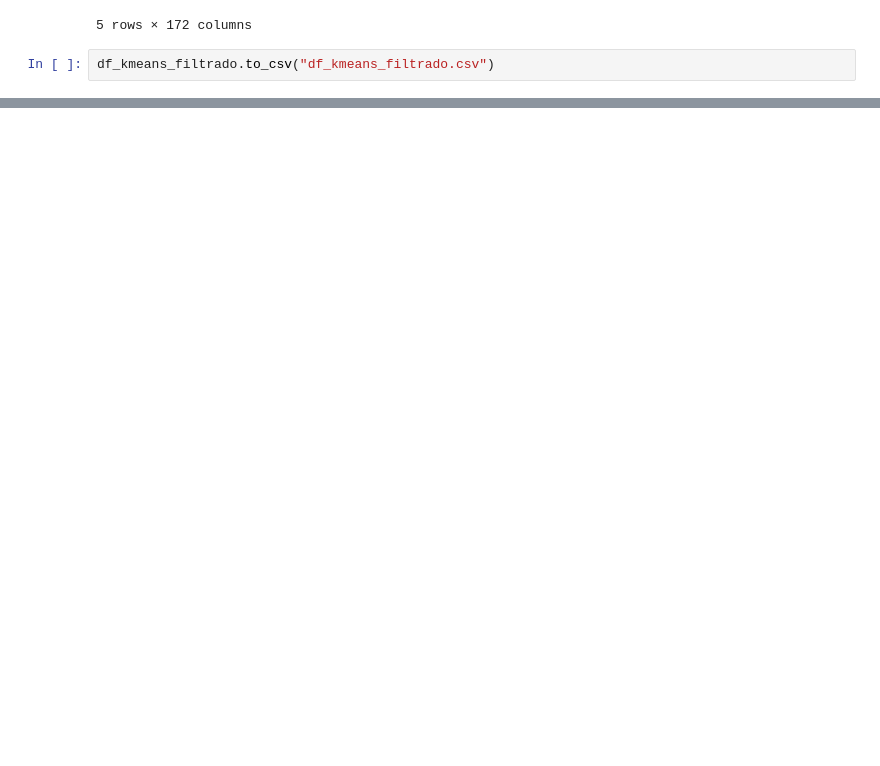
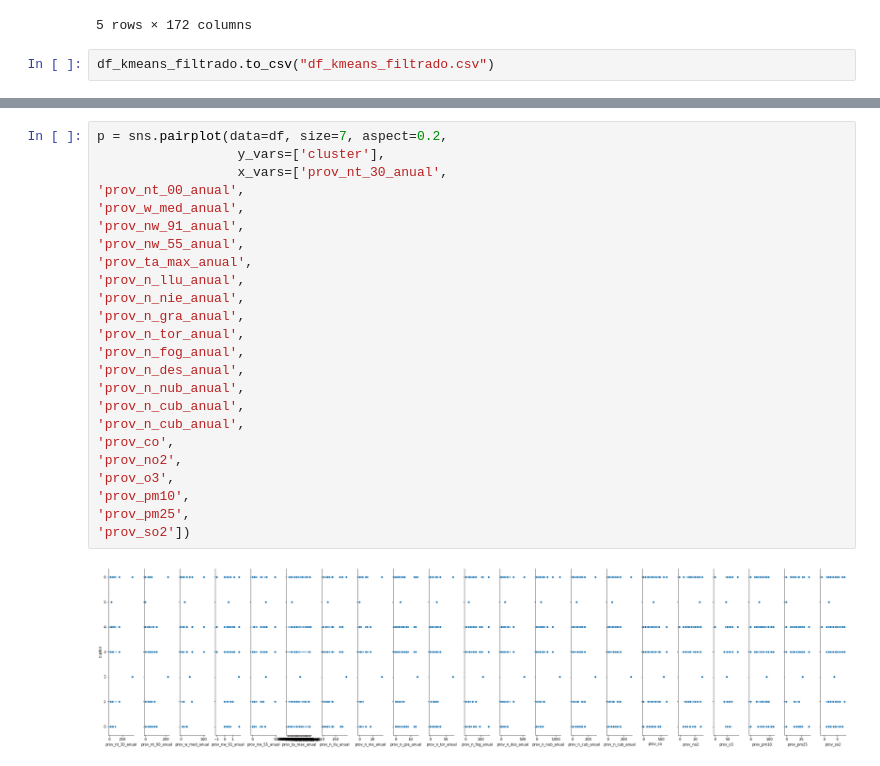
Before and after one commit to patcalsi/Exodus_urbano, a Jupyter notebook: data/kmeans.ipynb, the cells around one changed output, grey strips where cells are left out. Cells and saved outputs as stored; diff of their text form; blank space fills up the shorter version.

```diff
--- a/data/kmeans.ipynb
+++ b/data/kmeans.ipynb
@@ -287,0 +382,26 @@ df_kmeans_filtrado.to_csv("df_kmeans_filtrado.csv")
+# %%
+p = sns.pairplot(data=df, size=7, aspect=0.2,
+                  y_vars=['cluster'],
+                  x_vars=['prov_nt_30_anual',
+'prov_nt_00_anual',
+'prov_w_med_anual',
+'prov_nw_91_anual',
+'prov_nw_55_anual',
+'prov_ta_max_anual',
+'prov_n_llu_anual',
+'prov_n_nie_anual',
+'prov_n_gra_anual',
+'prov_n_tor_anual',
+'prov_n_fog_anual',
+'prov_n_des_anual',
+'prov_n_nub_anual',
+'prov_n_cub_anual',
+'prov_n_cub_anual',
+'prov_co',
+'prov_no2',
+'prov_o3',
+'prov_pm10',
+'prov_pm25',
+'prov_so2'])
+# %% [output]
+[figure, added]
```
Also changed, not shown: parts of 16 cells of this notebook.
